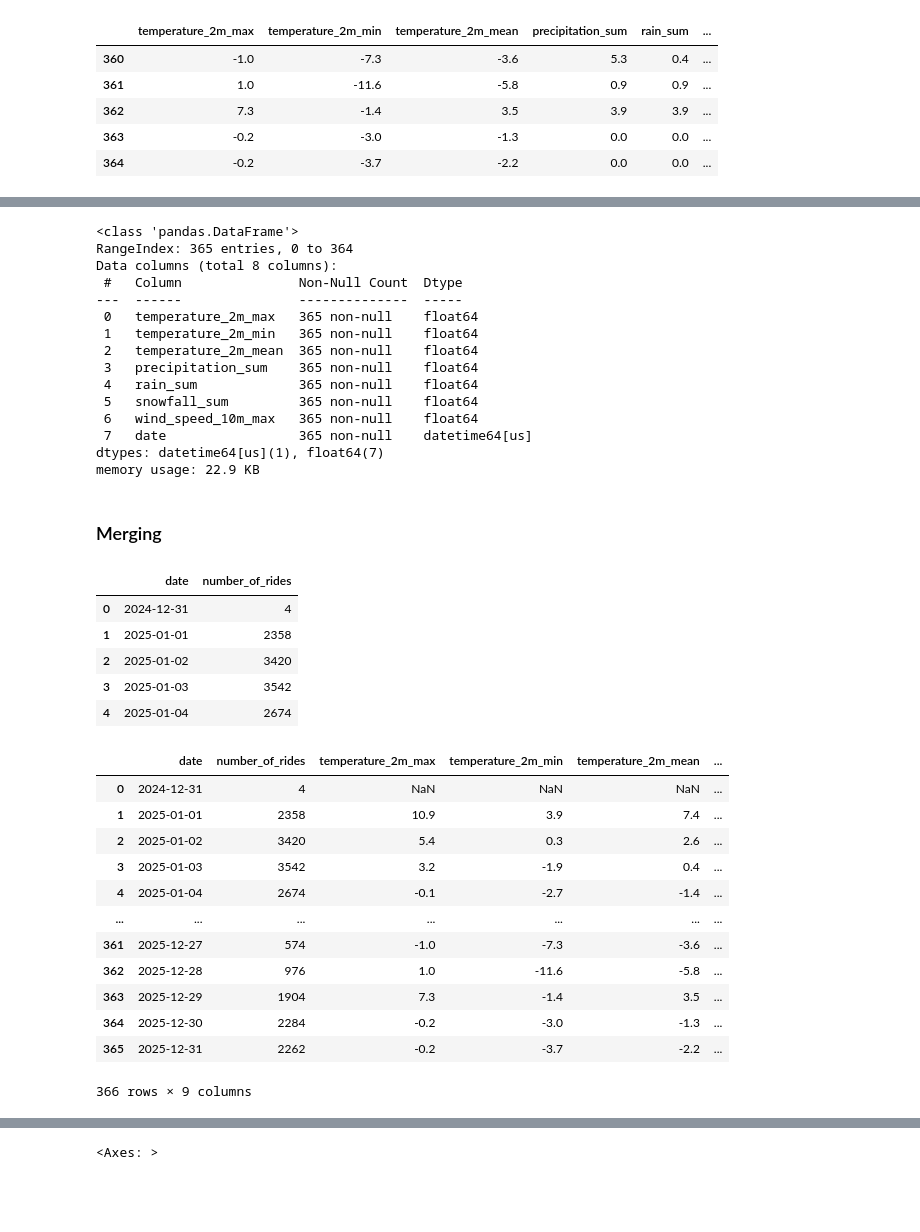
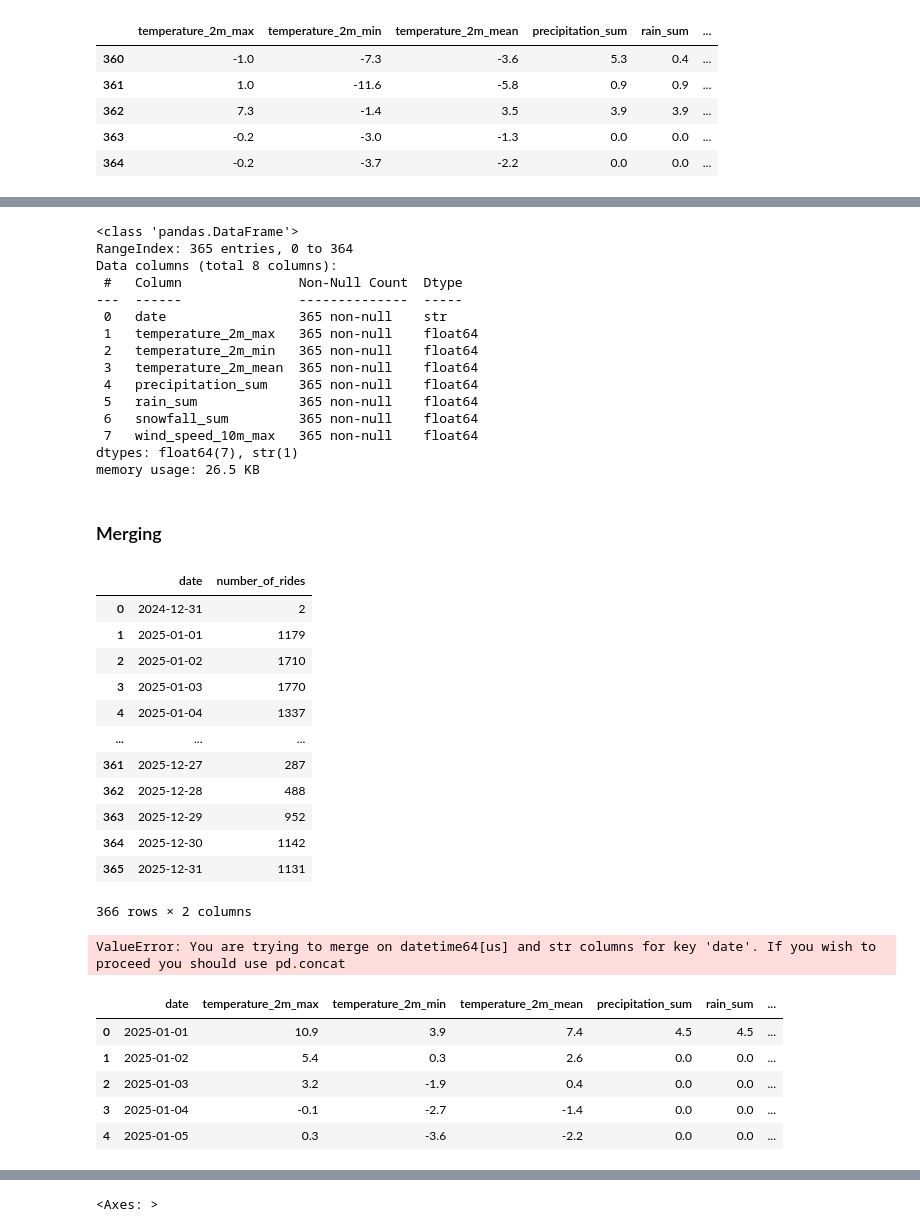
Before and after one commit to hovhannisyan91/aca, a Jupyter notebook: lab/python/notebooks/19_geoanalytics.ipynb, the cells around one changed output, grey strips where cells are left out. Drawn from its saved outputs; the diff is of its cells as text; code cells hidden in the pictures; blank space fills up the shorter version.

```diff
--- a/lab/python/notebooks/19_geoanalytics.ipynb
+++ b/lab/python/notebooks/19_geoanalytics.ipynb
@@ -331,0 +497,5 @@ weather_daily.head()
+# %%
+weather_daily = pd.read_csv('../data/citibike/JC/jersey_weather_2025.csv')
+citibike_df = pd.read_csv('../data/citibike/JC/JC2025_Enriched.csv')
+# %%
+citibike_df['date'] = pd.to_datetime(citibike_df['date'], errors='coerce')
@@ -337,35 +527,42 @@ RangeIndex: 365 entries, 0 to 364
 Data columns (total 8 columns):
  #   Column               Non-Null Count  Dtype
 ---  ------               --------------  -----
- 0   temperature_2m_max   365 non-null    float64
- 1   temperature_2m_min   365 non-null    float64
- 2   temperature_2m_mean  365 non-null    float64
- 3   precipitation_sum    365 non-null    float64
- 4   rain_sum             365 non-null    float64
- 5   snowfall_sum         365 non-null    float64
- 6   wind_speed_10m_max   365 non-null    float64
- 7   date                 365 non-null    datetime64[us]
-dtypes: datetime64[us](1), float64(7)
-memory usage: 22.9 KB
+ 0   date                 365 non-null    str
+ 1   temperature_2m_max   365 non-null    float64
+ 2   temperature_2m_min   365 non-null    float64
+ 3   temperature_2m_mean  365 non-null    float64
+ 4   precipitation_sum    365 non-null    float64
+ 5   rain_sum             365 non-null    float64
+ 6   snowfall_sum         365 non-null    float64
+ 7   wind_speed_10m_max   365 non-null    float64
+dtypes: float64(7), str(1)
+memory usage: 26.5 KB
 # %% [markdown]
 ### Merging
 # %%
 daily_rides = (
     citibike_df
     .groupby("date", as_index=False)
     .agg(
         number_of_rides=("ride_id", "count")
     )
 )
 daily_rides["date"] = pd.to_datetime(daily_rides["date"])
-daily_rides.head()
+daily_rides
 # %% [output]
 |  | date | number_of_rides |
-| 0 | 2024-12-31 | 4 |
-| 1 | 2025-01-01 | 2358 |
-| 2 | 2025-01-02 | 3420 |
-| 3 | 2025-01-03 | 3542 |
-| 4 | 2025-01-04 | 2674 |
+| 0 | 2024-12-31 | 2 |
+| 1 | 2025-01-01 | 1179 |
+| 2 | 2025-01-02 | 1710 |
+| 3 | 2025-01-03 | 1770 |
+| 4 | 2025-01-04 | 1337 |
+| ... | ... | ... |
+| 361 | 2025-12-27 | 287 |
+| 362 | 2025-12-28 | 488 |
+| 363 | 2025-12-29 | 952 |
+| 364 | 2025-12-30 | 1142 |
+| 365 | 2025-12-31 | 1131 |
+366 rows × 2 columns
 # %%
 bike_weather_daily = daily_rides.merge(
     weather_daily,
@@ -374,16 +571,4 @@ bike_weather_daily = daily_rides.merge(
 )
 bike_weather_daily
 # %% [output]
-|  | date | number_of_rides | temperature_2m_max | temperature_2m_min | temperature_2m_mean | ... |
-| 0 | 2024-12-31 | 4 | NaN | NaN | NaN | ... |
-| 1 | 2025-01-01 | 2358 | 10.9 | 3.9 | 7.4 | ... |
-| 2 | 2025-01-02 | 3420 | 5.4 | 0.3 | 2.6 | ... |
-| 3 | 2025-01-03 | 3542 | 3.2 | -1.9 | 0.4 | ... |
-| 4 | 2025-01-04 | 2674 | -0.1 | -2.7 | -1.4 | ... |
-| ... | ... | ... | ... | ... | ... | ... |
-| 361 | 2025-12-27 | 574 | -1.0 | -7.3 | -3.6 | ... |
-| 362 | 2025-12-28 | 976 | 1.0 | -11.6 | -5.8 | ... |
-| 363 | 2025-12-29 | 1904 | 7.3 | -1.4 | 3.5 | ... |
-| 364 | 2025-12-30 | 2284 | -0.2 | -3.0 | -1.3 | ... |
-| 365 | 2025-12-31 | 2262 | -0.2 | -3.7 | -2.2 | ... |
-366 rows × 9 columns
+ValueError: You are trying to merge on datetime64[us] and str columns for key 'date'. If you wish to proceed you should use pd.concat
@@ -389,0 +592,9 @@ bike_weather_daily
+# %%
+weather_daily.head()
+# %% [output]
+|  | date | temperature_2m_max | temperature_2m_min | temperature_2m_mean | precipitation_sum | rain_sum | ... |
+| 0 | 2025-01-01 | 10.9 | 3.9 | 7.4 | 4.5 | 4.5 | ... |
+| 1 | 2025-01-02 | 5.4 | 0.3 | 2.6 | 0.0 | 0.0 | ... |
+| 2 | 2025-01-03 | 3.2 | -1.9 | 0.4 | 0.0 | 0.0 | ... |
+| 3 | 2025-01-04 | -0.1 | -2.7 | -1.4 | 0.0 | 0.0 | ... |
+| 4 | 2025-01-05 | 0.3 | -3.6 | -2.2 | 0.0 | 0.0 | ... |
```
Also changed, not shown: parts of 43 cells of this notebook.
